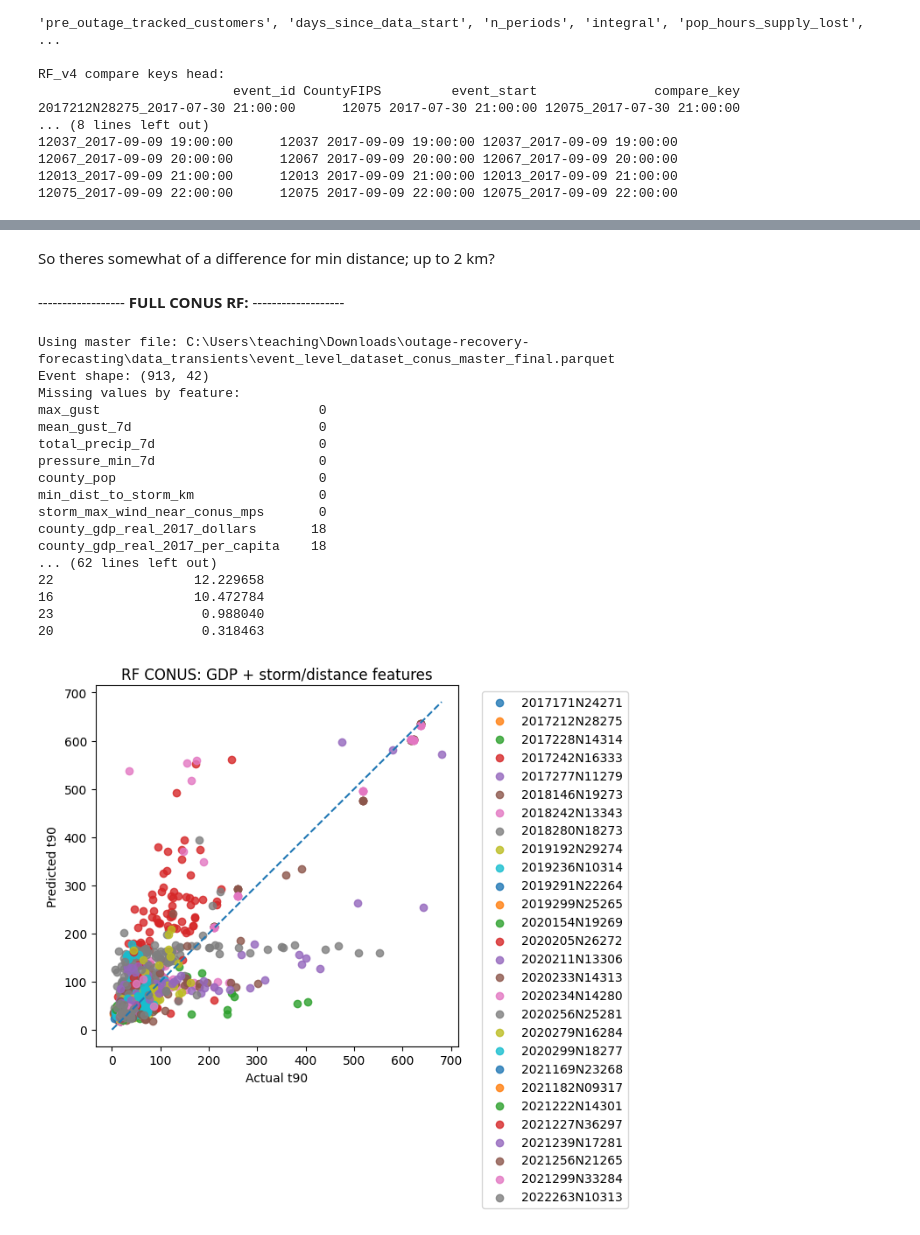
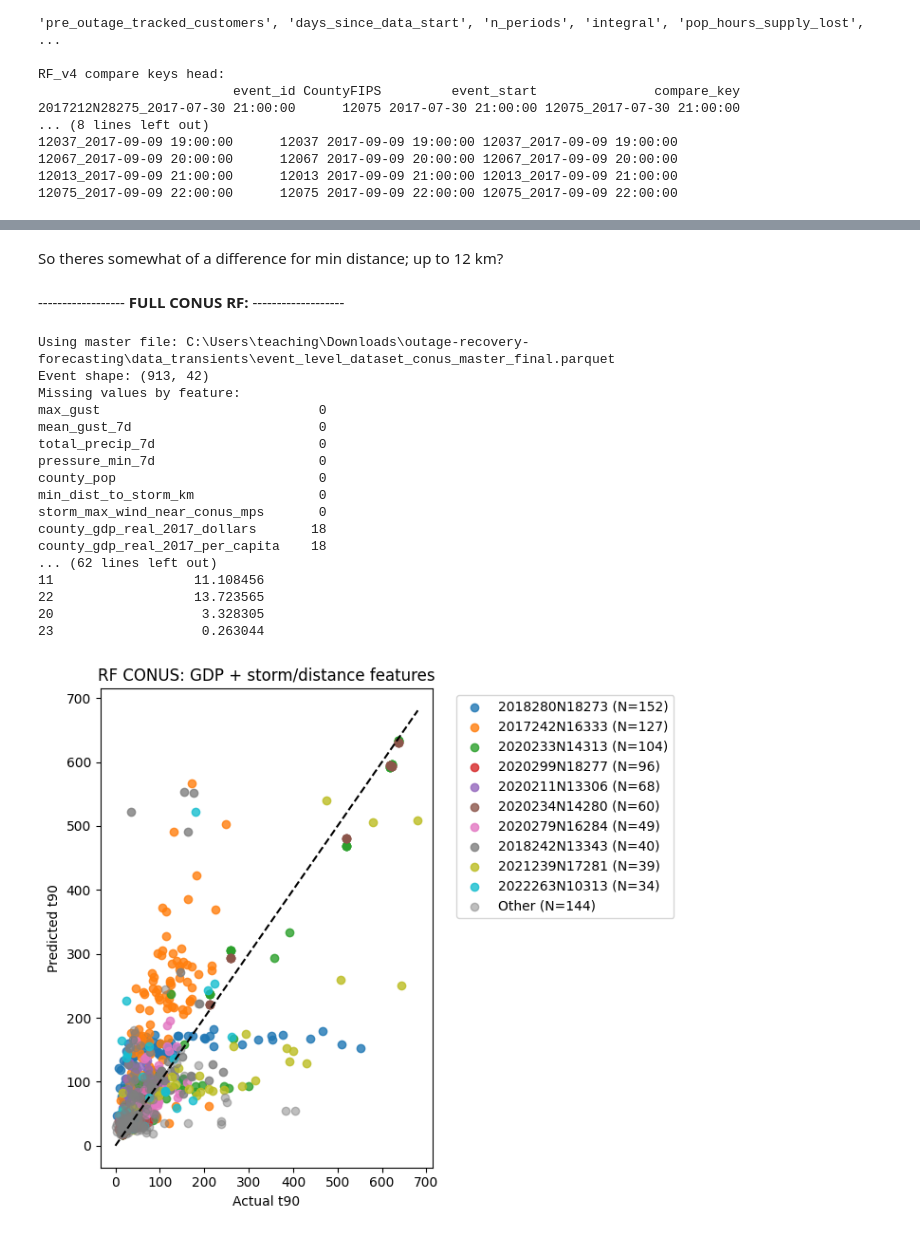
Before and after one commit to lukemccarvill/outage-recovery-forecasting, a Jupyter notebook: python_scripts/CONUS_modelling.ipynb, the cells around one changed output, grey strips where cells are left out. Drawn from its saved outputs; the diff is of its cells as text; code cells hidden in the pictures.

Commit message:
functional conus rf now, with some useful plots

```diff
--- a/python_scripts/CONUS_modelling.ipynb
+++ b/python_scripts/CONUS_modelling.ipynb
@@ -376,9 +429,11 @@ vals = plot_df["max_abs_diff"].to_numpy(dtype=float)
 vals_plot = np.where(vals > 0, vals, np.nan)
 
 axes[0].barh(plot_df["feature"], vals_plot)
-axes[0].set_xscale("log")
+# axes[0].set_xscale("log")
 axes[0].invert_yaxis()
-axes[0].set_xlabel("Max absolute difference (log scale)")
+# axes[0].set_xlabel("Max absolute difference (log scale)")
+axes[0].set_xlabel("Max absolute difference")
+
 axes[0].set_title("Largest feature differences")
 axes[0].grid(True, axis="x", which="both", linestyle=":", alpha=0.4)
 
@@ -405,5 +460,5 @@ plt.show()
 # %% [markdown]
-So theres somewhat of a difference for min distance; up to 2 km?
+So theres somewhat of a difference for min distance; up to 12 km?
 # %% [markdown]
 ------------------ **FULL CONUS RF:** -------------------
 # %%
@@ -510,7 +565,7 @@ def evaluate_logo_global(model, X, y, groups):
 
     return preds, fold_df, global_mae, global_rmse
 
-pred_v4, fold_v4, mae_v4, rmse_v4 = evaluate_logo_global(model_v4, X, y, groups)
+pred_v4_conus, fold_v4_conus, mae_v4_conus, rmse_v4_conus = evaluate_logo_global(model_v4, X, y, groups)
 
 print("\nRF global metrics:")
 print("Global MAE:", mae_v4)
@@ -532,14 +587,14 @@ storm_max_wind_near_conus_mps       0
 county_gdp_real_2017_dollars       18
 county_gdp_real_2017_per_capita    18
 ... (62 lines left out)
-22                  12.229658
-16                  10.472784
-23                   0.988040
-20                   0.318463
+11                  11.108456
+22                  13.723565
+20                   3.328305
+23                   0.263044
 # %%
-plot_scatter_by_storm(pred_v4, "RF CONUS: GDP + storm/distance features")
+plot_scatter_by_storm(pred_v4_conus, event_df, "RF CONUS: GDP + storm/distance features")
 # %% [output]
-[figure, old version]
+[figure, new version]
 # %%
 # --- CONUS LOSO mean baseline ---
 
```
Also changed, not shown: parts of 15 cells of this notebook, 12 other files.
